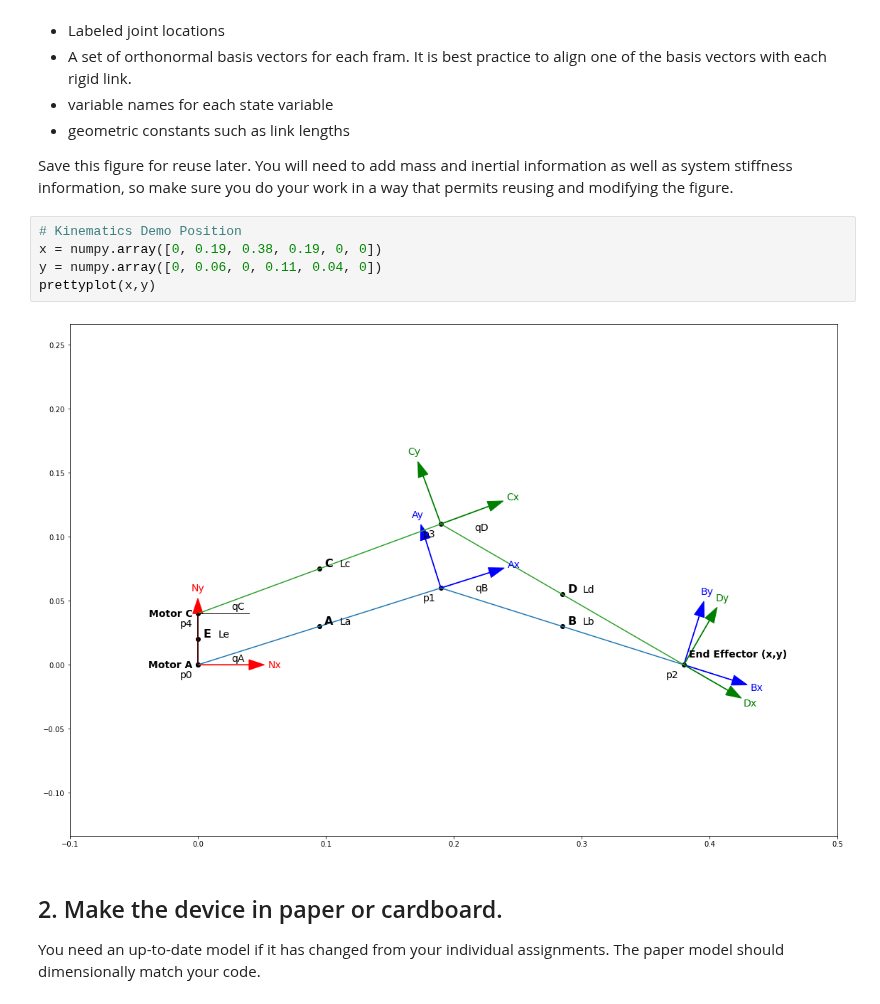
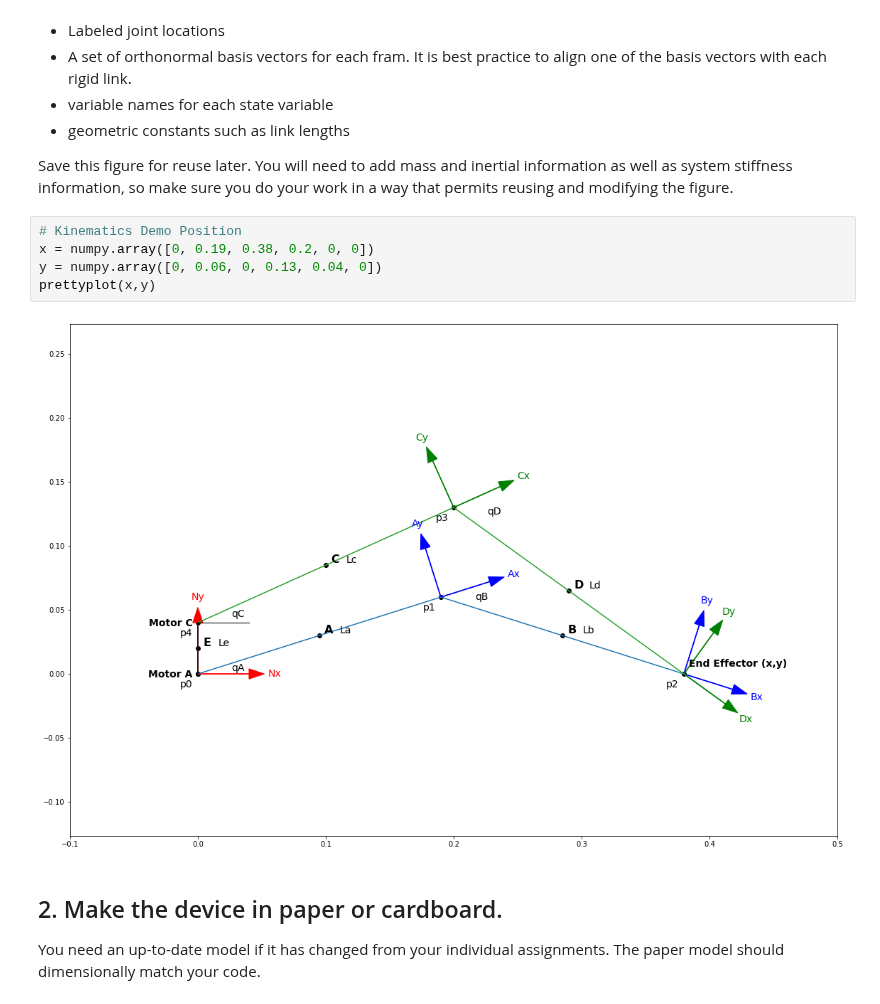
Before and after one commit to biodegradablerobotics/biodegradablerobotics.github.io, a Jupyter notebook: Code/System Kinematics.ipynb, the cells around one changed output. Drawn from its saved outputs; the diff is of its cells as text.

```diff
--- a/Code/System Kinematics.ipynb
+++ b/Code/System Kinematics.ipynb
@@ -140,11 +140,11 @@ Create a figure (either in python, in a vector-based drawing program like inksca
 Save this figure for reuse later. You will need to add mass and inertial information as well as system stiffness information, so make sure you do your work in a way that permits reusing and modifying the figure.
 # %%
 # Kinematics Demo Position
-x = numpy.array([0, 0.19, 0.38, 0.19, 0, 0])
-y = numpy.array([0, 0.06, 0, 0.11, 0.04, 0])
+x = numpy.array([0, 0.19, 0.38, 0.2, 0, 0])
+y = numpy.array([0, 0.06, 0, 0.13, 0.04, 0])
 prettyplot(x,y)
 # %% [output]
-[figure, old version]
+[figure, new version]
 # %% [markdown]
 ## 2. Make the device in paper or cardboard.
 You need an up-to-date model if it has changed from your individual assignments. The paper model should dimensionally match your code.
```
Also changed, not shown: parts of 7 cells of this notebook, 1 other file.
